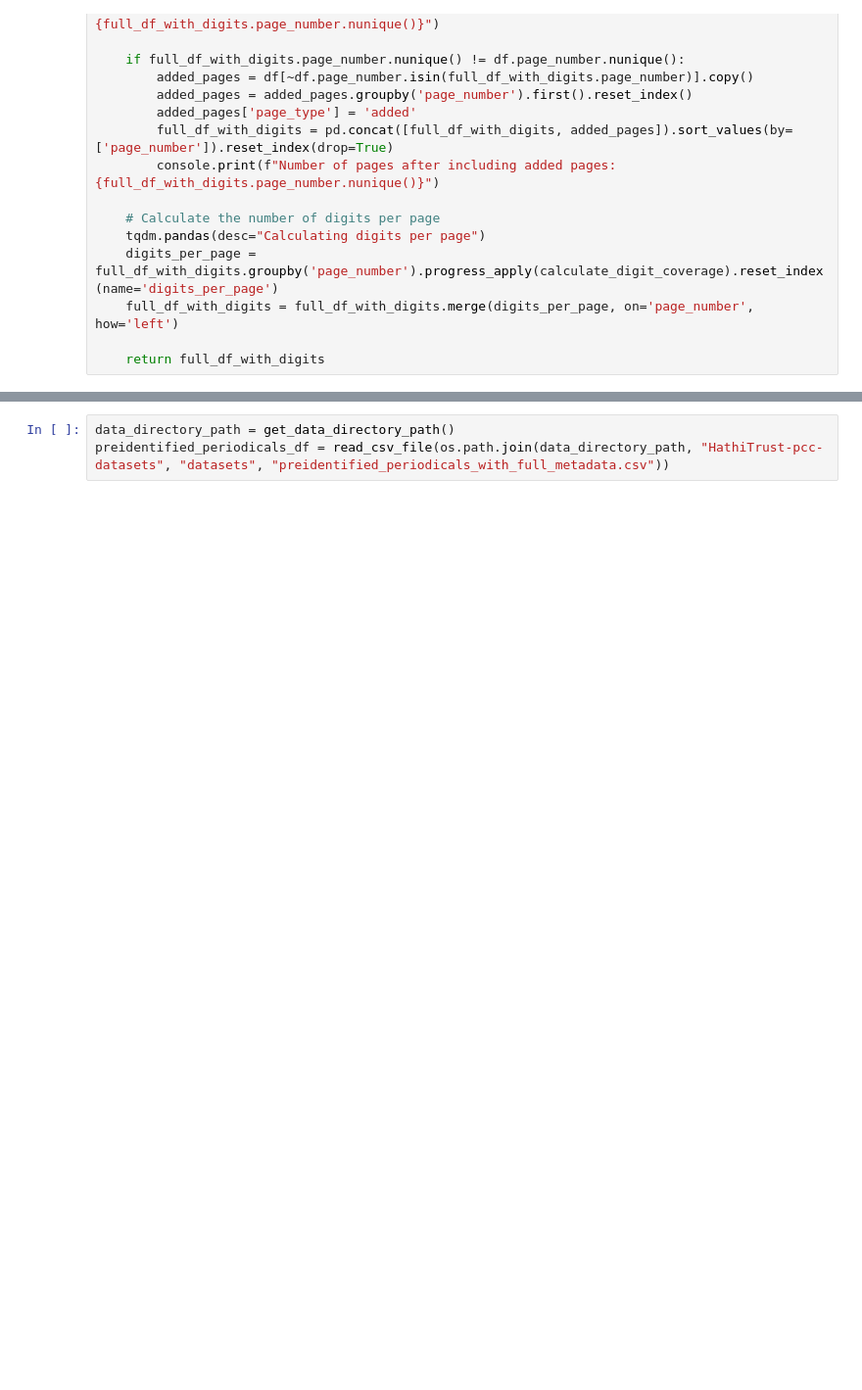
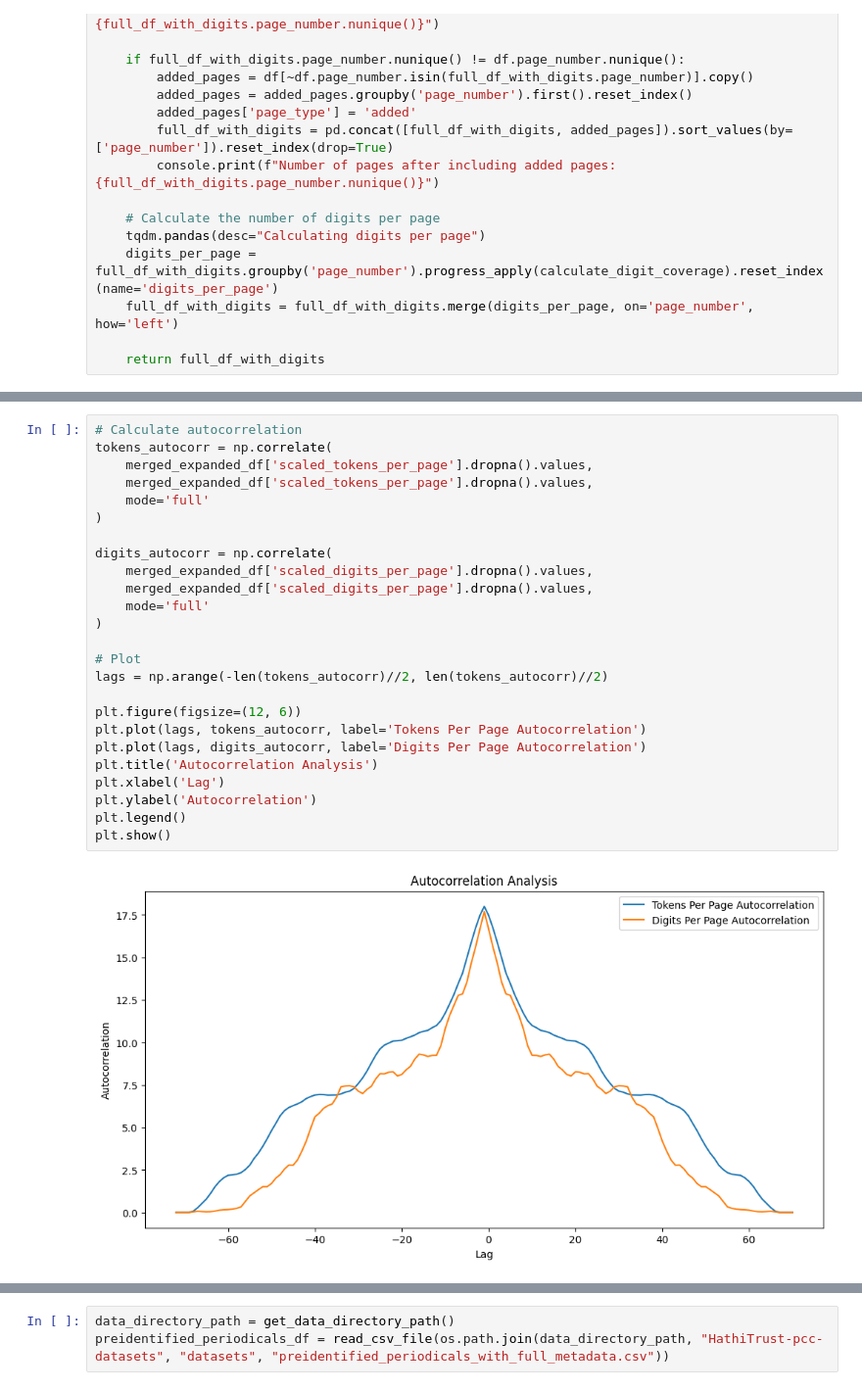
Before and after one commit to Informing-The-Third-World/periodical-wavelet-analysis, a Jupyter notebook: notebooks/TokenFrequencyEDA.ipynb, the cells around one changed output, grey strips where cells are left out. Shown at 98% size. Saved outputs shown, nothing was run; the diff lists cells and outputs as text; blank space fills up the shorter version.

```diff
--- a/notebooks/TokenFrequencyEDA.ipynb
+++ b/notebooks/TokenFrequencyEDA.ipynb
@@ -216,0 +369,27 @@ def calculate_coverage(expanded_df, subset_digits, grouped_df):
+# %%
+# Calculate autocorrelation
+tokens_autocorr = np.correlate(
+    merged_expanded_df['scaled_tokens_per_page'].dropna().values,
+    merged_expanded_df['scaled_tokens_per_page'].dropna().values,
+    mode='full'
+)
+
+digits_autocorr = np.correlate(
+    merged_expanded_df['scaled_digits_per_page'].dropna().values,
+    merged_expanded_df['scaled_digits_per_page'].dropna().values,
+    mode='full'
+)
+
+# Plot
+lags = np.arange(-len(tokens_autocorr)//2, len(tokens_autocorr)//2)
+
+plt.figure(figsize=(12, 6))
+plt.plot(lags, tokens_autocorr, label='Tokens Per Page Autocorrelation')
+plt.plot(lags, digits_autocorr, label='Digits Per Page Autocorrelation')
+plt.title('Autocorrelation Analysis')
+plt.xlabel('Lag')
+plt.ylabel('Autocorrelation')
+plt.legend()
+plt.show()
+# %% [output]
+[figure, added]
```
Also changed, not shown: parts of 22 cells of this notebook, 3 other files.
